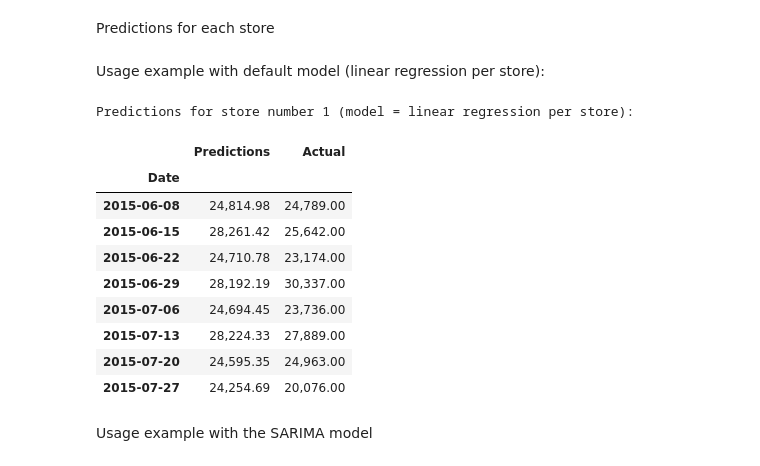
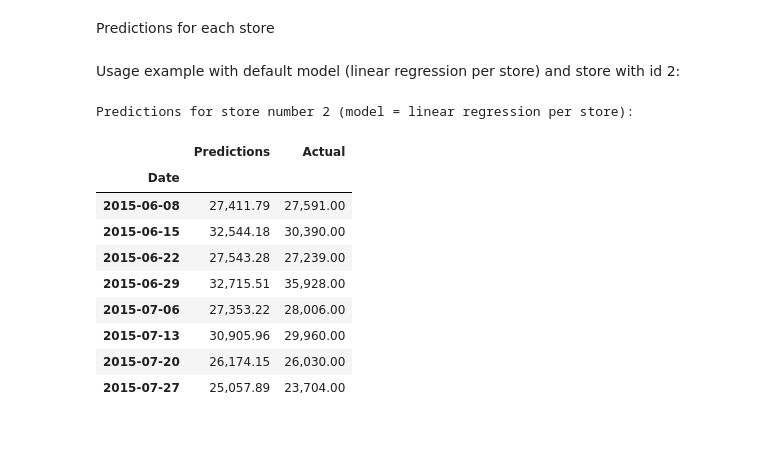
Before and after one commit to xaviermondragon/rossmann, a Jupyter notebook: notebooks/6_reports.ipynb, the cells around one changed output. Drawn from its saved outputs; the diff is of its cells as text; code cells hidden in the pictures; blank space fills up the shorter version.

```diff
--- a/notebooks/6_reports.ipynb
+++ b/notebooks/6_reports.ipynb
@@ -50,6 +50,11 @@ pred_sarima = pd.read_csv("../data/pred_sarima.csv", parse_dates=['Date']).set_a
 y_test = pd.read_csv("../data/y_test.csv", parse_dates=['Date'])
 y_train = pd.read_csv("../data/y_train.csv", parse_dates=['Date'])
 y_global = pd.read_csv("../data/y_global.csv", parse_dates=['Date'])
+# recover time series at its original scale
+y_train['Sales'] = np.expm1(y_train['Sales'])
+y_test['Sales'] = np.expm1(y_test['Sales'])
+# stack y_train and y_test vertically
+y = pd.concat([y_train, y_test], axis=0)
 # %% [markdown]
 #### Global analysis
 # %% [markdown]
@@ -253,10 +322,8 @@ def get_predictions(store, model="linear regression per store"):
     predictions = pred_df[store_mask].drop('Store', axis=1).set_index('Date').sort_index()
     # actual values
     actual = y_test[store_mask].drop('Store', axis=1).set_index('Date').sort_index().set_axis(['Actual'], axis=1)
-    actual = np.expm1(actual)
     predictions = predictions.join(actual)
     # display results
     print(f"Predictions for store number {store} (model = {model}):")
     pd.options.display.float_format = "{:,.2f}".format
-    display(predictions)
     return predictions
@@ -263,18 +367,16 @@ def get_predictions(store, model="linear regression per store"):
 # %% [markdown]
-Usage example with default model (linear regression per store):
+Usage example with default model (linear regression per store) and store with id 2:
 # %%
-predictions = get_predictions(1)
+get_predictions(2)
 # %% [output]
-Predictions for store number 1 (model = linear regression per store):
+Predictions for store number 2 (model = linear regression per store):
 |  | Predictions | Actual |
 | Date |  |  |
-| 2015-06-08 | 24,814.98 | 24,789.00 |
-| 2015-06-15 | 28,261.42 | 25,642.00 |
-| 2015-06-22 | 24,710.78 | 23,174.00 |
-| 2015-06-29 | 28,192.19 | 30,337.00 |
-| 2015-07-06 | 24,694.45 | 23,736.00 |
-| 2015-07-13 | 28,224.33 | 27,889.00 |
-| 2015-07-20 | 24,595.35 | 24,963.00 |
-| 2015-07-27 | 24,254.69 | 20,076.00 |
+| 2015-06-08 | 27,411.79 | 27,591.00 |
+| 2015-06-15 | 32,544.18 | 30,390.00 |
+| 2015-06-22 | 27,543.28 | 27,239.00 |
+| 2015-06-29 | 32,715.51 | 35,928.00 |
+| 2015-07-06 | 27,353.22 | 28,006.00 |
+| 2015-07-13 | 30,905.96 | 29,960.00 |
+| 2015-07-20 | 26,174.15 | 26,030.00 |
+| 2015-07-27 | 25,057.89 | 23,704.00 |
-# %% [markdown]
-Usage example with the SARIMA model
```
Also changed, not shown: parts of 19 cells of this notebook, 1 other file.
